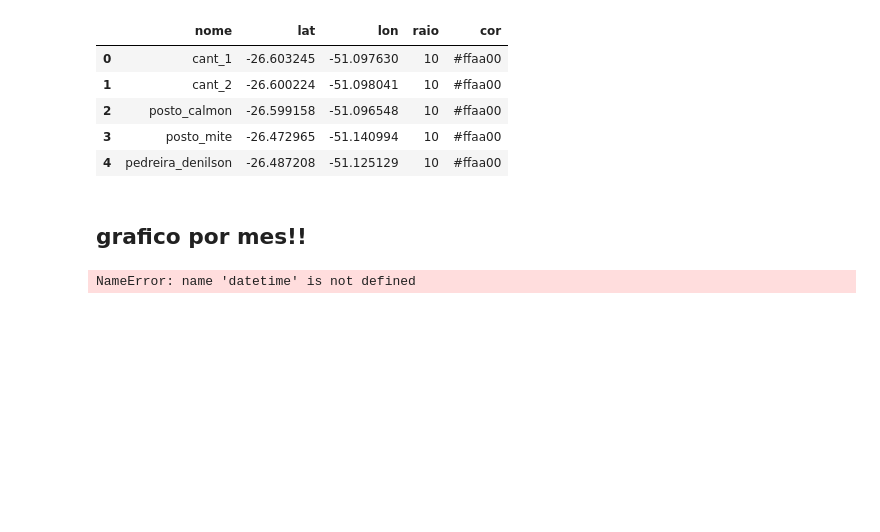
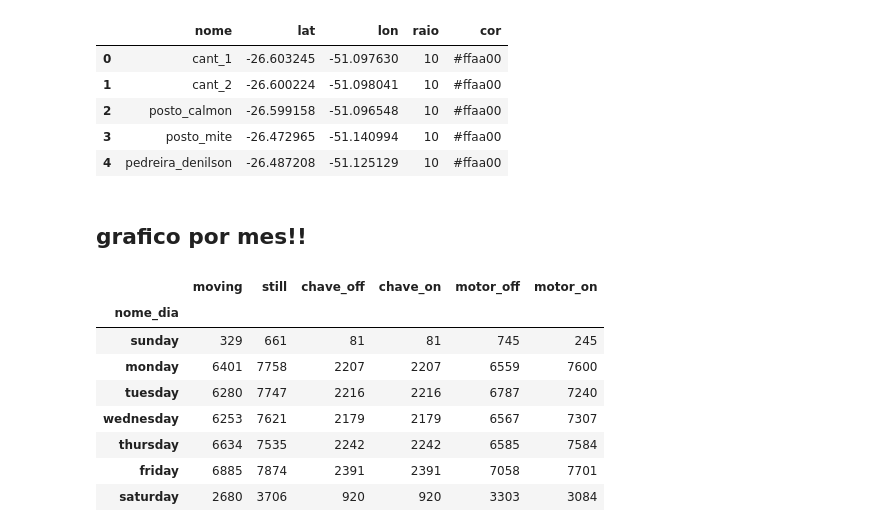
Before and after one commit to CAIOZANETTI/gps_maquina, a Jupyter notebook: etl_tabela_gps.ipynb, the cells around one changed output. Saved outputs shown, nothing was run; the diff lists cells and outputs as text; code cells hidden in the pictures; blank space fills up the shorter version.

```diff
--- a/etl_tabela_gps.ipynb
+++ b/etl_tabela_gps.ipynb
@@ -304,8 +305,46 @@ display(df_locais)
 | 4 | pedreira_denilson | -26.487208 | -51.125129 | 10 | #ffaa00 |
 # %% [markdown]
 ## grafico por mes!!
-# %%
-inicio=5
-isinstance(inicio, datetime)
-# %% [output]
-NameError: name 'datetime' is not defined
+# %%
+def df_count_query_merge(df:pd.DataFrame,coluna:str,querys:dict)->pd.DataFrame:
+
+    i=0
+    for nome,query in querys.items():
+        if i==0:
+            df1 = df.query(query)
+            df1 = df1[coluna].value_counts().reset_index()
+            df1.columns=['nome_dia',nome]
+        else:
+            df2 = df.query(query)
+            #display(i,query,df2)
+            df2 = df2[coluna].value_counts().reset_index()
+            df2.columns=['nome_dia',nome]
+            df3 = pd.merge(df2,df1,on='nome_dia',how='outer')
+            #display(i,df2,df1)
+            df1=df3
+        i+=1
+    df3.set_index('nome_dia',inplace=True)
+    days_order = ['sunday', 'monday', 'tuesday', 'wednesday', 'thursday', 'friday', 'saturday']
+    df3 = df3.reindex(index=days_order)
+    return df3
+
+querys = {
+    'motor_on':'motor_ligado==True',
+    'motor_off':'motor_ligado==False',
+    'chave_on':'atividade == "chave_ligada"',
+    'chave_off':'atividade == "chave_desligada"',
+    'still':'raio_m == 0',
+    'moving':'raio_m>0',
+}
+df3 = df_count_query_merge(df1,'nome_dia',querys)
+df3
+# %% [output]
+|  | moving | still | chave_off | chave_on | motor_off | motor_on |
+| nome_dia |  |  |  |  |  |  |
+| sunday | 329 | 661 | 81 | 81 | 745 | 245 |
+| monday | 6401 | 7758 | 2207 | 2207 | 6559 | 7600 |
+| tuesday | 6280 | 7747 | 2216 | 2216 | 6787 | 7240 |
+| wednesday | 6253 | 7621 | 2179 | 2179 | 6567 | 7307 |
+| thursday | 6634 | 7535 | 2242 | 2242 | 6585 | 7584 |
+| friday | 6885 | 7874 | 2391 | 2391 | 7058 | 7701 |
+| saturday | 2680 | 3706 | 920 | 920 | 3303 | 3084 |
```
Also changed, not shown: parts of 7 cells of this notebook, 2 other files.
